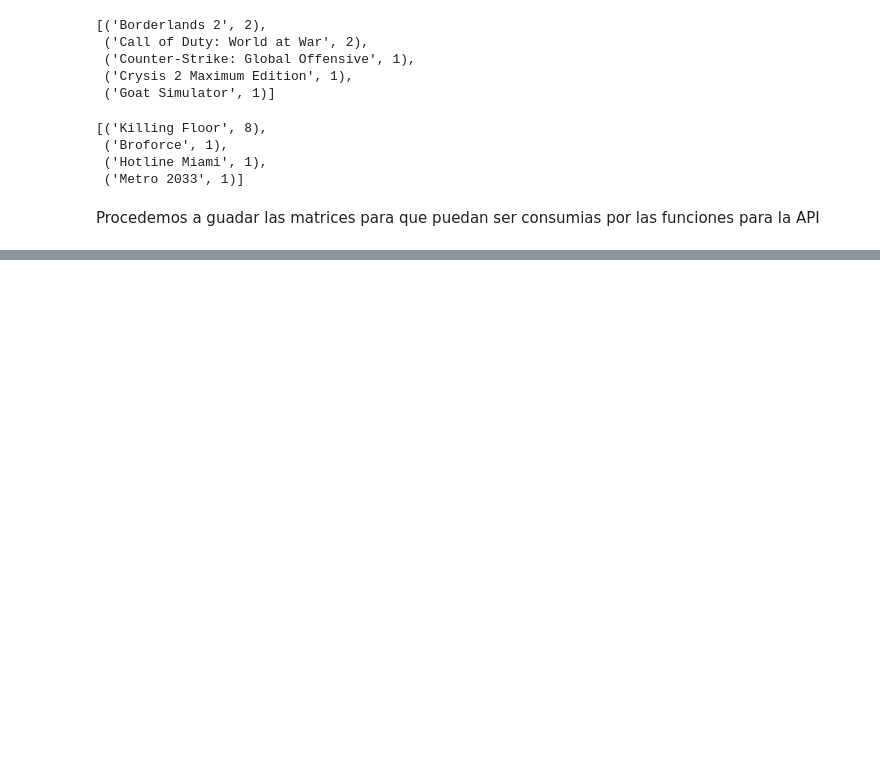
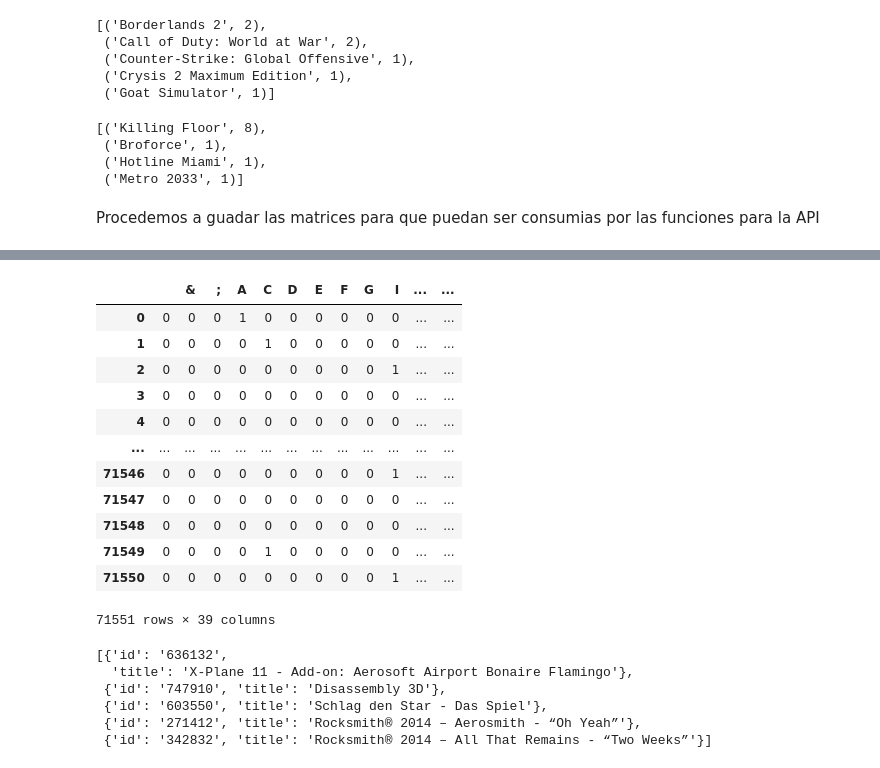
Before and after one commit to freddyv1828/PI_MILOPS_steam, a Jupyter notebook: Funciones/recomendacion_juego.ipynb, the cells around one changed output, grey strips where cells are left out. Saved outputs shown, nothing was run; the diff lists cells and outputs as text; code cells hidden in the pictures; blank space fills up the shorter version.

```diff
--- a/Funciones/recomendacion_juego.ipynb
+++ b/Funciones/recomendacion_juego.ipynb
@@ -13,6 +14,7 @@ Traemos la data necesaria
 # %%
 df_reviews = pd.read_parquet("../Datasets/reviews_analisis_sentiment.parquet")
 df_items = pd.read_parquet("../Datasets/australian_items_limpio.parquet")
+df_games = pd.read_parquet("../Datasets/steam_games_limpio.parquet")
 # %%
 df_reviews.head(2)
 # %% [output]
@@ -363,0 +382,19 @@ item_sim_df.to_parquet("../Funciones/data/item_sim_df.parquet")
+# %%
+mlb = MultiLabelBinarizer()
+genre_features = pd.DataFrame(mlb.fit_transform(df_games['genres']), columns=mlb.classes_)
+# %%
+genre_features
+# %% [output]
+|  |  | & | ; | A | C | D | E | F | G | I | ... | ... |
+| 0 | 0 | 0 | 0 | 1 | 0 | 0 | 0 | 0 | 0 | 0 | ... | ... |
+| 1 | 0 | 0 | 0 | 0 | 1 | 0 | 0 | 0 | 0 | 0 | ... | ... |
+| 2 | 0 | 0 | 0 | 0 | 0 | 0 | 0 | 0 | 0 | 1 | ... | ... |
+| 3 | 0 | 0 | 0 | 0 | 0 | 0 | 0 | 0 | 0 | 0 | ... | ... |
+| 4 | 0 | 0 | 0 | 0 | 0 | 0 | 0 | 0 | 0 | 0 | ... | ... |
+| ... | ... | ... | ... | ... | ... | ... | ... | ... | ... | ... | ... | ... |
+| 71546 | 0 | 0 | 0 | 0 | 0 | 0 | 0 | 0 | 0 | 1 | ... | ... |
+| 71547 | 0 | 0 | 0 | 0 | 0 | 0 | 0 | 0 | 0 | 0 | ... | ... |
+| 71548 | 0 | 0 | 0 | 0 | 0 | 0 | 0 | 0 | 0 | 0 | ... | ... |
+| 71549 | 0 | 0 | 0 | 0 | 1 | 0 | 0 | 0 | 0 | 0 | ... | ... |
+| 71550 | 0 | 0 | 0 | 0 | 0 | 0 | 0 | 0 | 0 | 1 | ... | ... |
+71551 rows × 39 columns
@@ -363,0 +415,9 @@ item_sim_df.to_parquet("../Funciones/data/item_sim_df.parquet")
+# %%
+recomendacion_juego(3000)
+# %% [output]
+[{'id': '636132',
+  'title': 'X-Plane 11 - Add-on: Aerosoft Airport Bonaire Flamingo'},
+ {'id': '747910', 'title': 'Disassembly 3D'},
+ {'id': '603550', 'title': 'Schlag den Star - Das Spiel'},
+ {'id': '271412', 'title': 'Rocksmith® 2014 – Aerosmith - “Oh Yeah”'},
+ {'id': '342832', 'title': 'Rocksmith® 2014 – All That Remains - “Two Weeks”'}]
```
Also changed, not shown: parts of 4 cells of this notebook, 3 other files.
